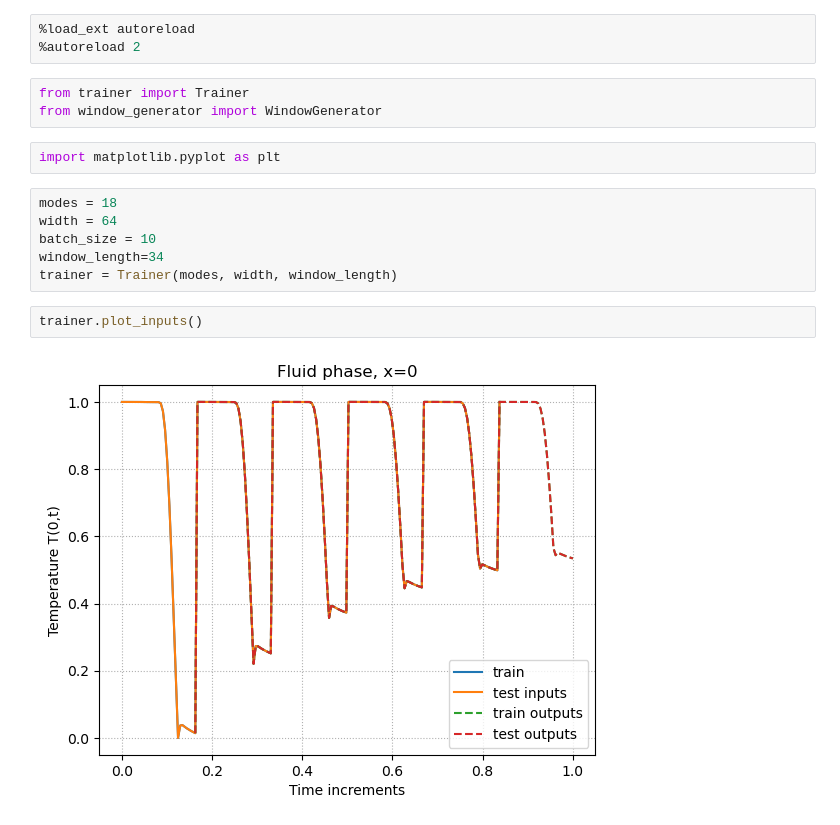
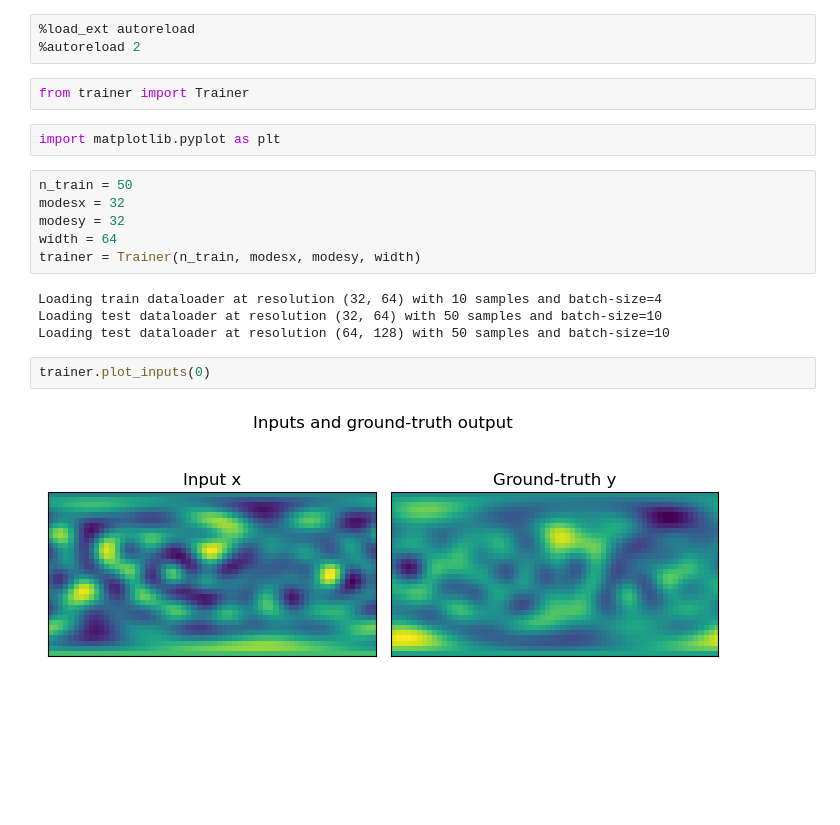
Before and after one commit to carlalozu/AICSE, a Jupyter notebook: project02/task2/sfno/Task02.ipynb, the cells around one changed output. Saved outputs shown, nothing was run; the diff lists cells and outputs as text; blank space fills up the shorter version.

```diff
--- a/project02/task2/sfno/Task02.ipynb
+++ b/project02/task2/sfno/Task02.ipynb
@@ -3,16 +3,19 @@
 %autoreload 2
 # %%
 from trainer import Trainer
-from window_generator import WindowGenerator
 # %%
 import matplotlib.pyplot as plt
-# %%
-modes = 18
-width = 64
-batch_size = 10
-window_length=34
-trainer = Trainer(modes, width, window_length)
+# %%
+n_train = 50
+modesx = 32
+modesy = 32
+width = 64
+trainer = Trainer(n_train, modesx, modesy, width)
+# %% [output]
+Loading train dataloader at resolution (32, 64) with 10 samples and batch-size=4
+Loading test dataloader at resolution (32, 64) with 50 samples and batch-size=10
+Loading test dataloader at resolution (64, 128) with 50 samples and batch-size=10
 # %%
-trainer.plot_inputs()
+trainer.plot_inputs(0)
 # %% [output]
-[figure, old version]
+[figure, new version]
```
Also changed, not shown: parts of 13 cells of this notebook.
